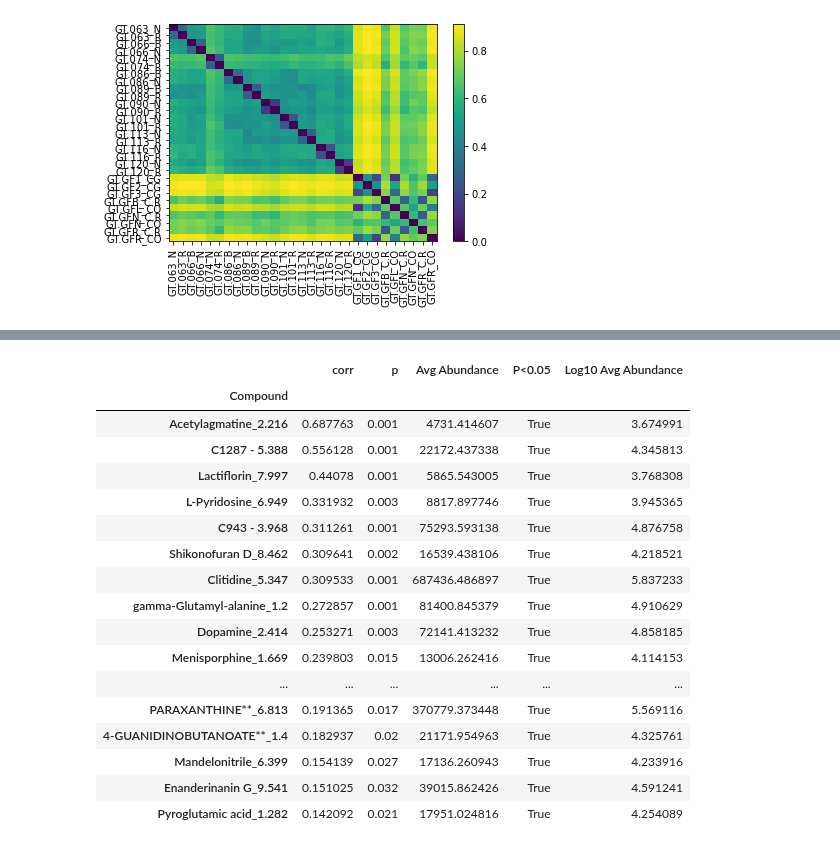
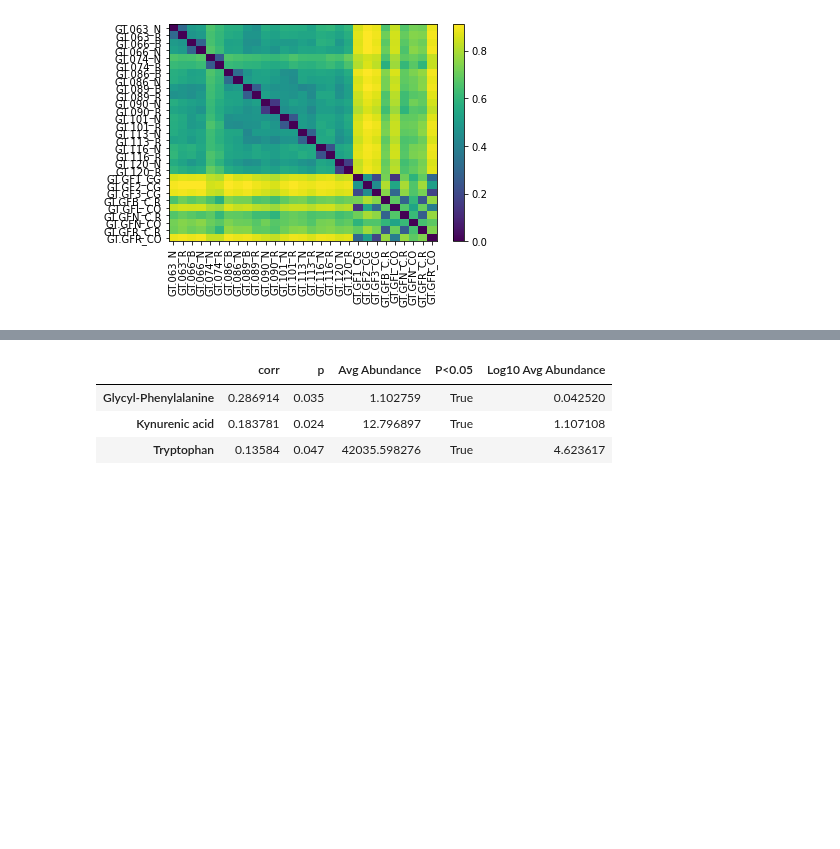
Before and after one commit to sterrettJD/GT-micro-metabo, a Jupyter notebook: analysis/Neurotransmitters.ipynb, the cells around one changed output, grey strips where cells are left out. Drawn from its saved outputs; the diff is of its cells as text; code cells hidden in the pictures; blank space fills up the shorter version.

```diff
--- a/analysis/Neurotransmitters.ipynb
+++ b/analysis/Neurotransmitters.ipynb
@@ -127,13 +111,0 @@ for i, name in enumerate(metadata.index):
-# %%
-brain_pca = PCA(n_components=3)
-brain_pca_res = brain_pca.fit_transform(brain.drop("Sample",axis=1).drop(["LLOQ", "29"]))
-
-ax = sns.scatterplot(x=brain_pca_res[:,0], y=brain_pca_res[:,1],
-                     hue=metadata.drop(29)["PID"]=="Control")
-ax.set(xlabel="PC0", ylabel="PC1", title="Brain Neurotransmitter PCA")
-plt.legend(title="Control")
-
-for i, name in enumerate(metadata.drop(29).index):
-    ax.text(x=brain_pca_res[i,0],
-            y=brain_pca_res[i,1],
-            s=name)
@@ -176,8 +112,8 @@ plt.legend(title="Control")
 # %% [markdown]
 ## What compounds are associated with microbiome composition?
 # %%
-raw_aqueous_samples = raw_aqueous.drop(metabo_info_cols).sort_index()
-raw_lipid_samples = raw_lipid.drop(metabo_info_cols).sort_index()
+plasma_samples = plasma.drop(["Sample", "Time"],axis=1).drop("LLOQ (ng/ml)")
+brain_samples = brain.drop("Sample",axis=1).drop("LLOQ")
 # %%
 microbiome_u_uni = Artifact.load("../microbiome/core-metrics/unweighted_unifrac_distance_matrix.qza").view(DistanceMatrix)
 # %%
@@ -217,16 +153,16 @@ def make_euclidean_distance_matrix(data, ids):
 # %%
-raw_aqueous_samples_index = raw_aqueous_samples.index
-raw_aqueous_mantel_results_u = pd.DataFrame(index=raw_aqueous_samples.columns,
+plasma_index = [int(x) for x in plasma_samples.index]
+plasma_mantel_results_u = pd.DataFrame(index=plasma_samples.columns,
                                             columns=["corr","p"])
 
-for col in raw_aqueous_samples.columns:
-    metabo_dist_mat = make_euclidean_distance_matrix(raw_aqueous_samples[col],
-                                                     ids=raw_aqueous_samples_index)
+for col in plasma_samples.columns:
+    metabo_dist_mat = make_euclidean_distance_matrix(plasma_samples[col],
+                                                     ids=plasma_index)
 
     corr, p, n = distance.mantel(metabo_dist_mat, microbiome_u_uni, method="pearson")
 
-    raw_aqueous_mantel_results_u.loc[col,"corr"] = corr
-    raw_aqueous_mantel_results_u.loc[col,"p"] = p
+    plasma_mantel_results_u.loc[col,"corr"] = corr
+    plasma_mantel_results_u.loc[col,"p"] = p
 
     print("\n================================")
     print(f"Mantel on {col} and unweighted UniFrac:")
@@ -252,5 +203,5 @@ corr = -0.003163297300164643, p = 0.975
 # %%
-raw_aqueous_mantel_results_u["Avg Abundance"] = raw_aqueous_samples.sum(axis=0)/raw_aqueous_samples.shape[0]
-raw_aqueous_mantel_results_u["P<0.05"] = raw_aqueous_mantel_results_u["p"]<0.05
-raw_aqueous_mantel_results_u["Log10 Avg Abundance"] = raw_aqueous_mantel_results_u["Avg Abundance"].apply(lambda x: np.log10(x+0.0001))
+plasma_mantel_results_u["Avg Abundance"] = plasma_samples.sum(axis=0)/plasma_samples.shape[0]
+plasma_mantel_results_u["P<0.05"] = plasma_mantel_results_u["p"]<0.05
+plasma_mantel_results_u["Log10 Avg Abundance"] = plasma_mantel_results_u["Avg Abundance"].apply(lambda x: np.log10(x+0.0001))
 # %%
@@ -267,22 +218,8 @@ ax = sns.scatterplot(data=raw_aqueous_mantel_results_u,
 # %%
-raw_aqueous_mantel_results_u[raw_aqueous_mantel_results_u["P<0.05"]].sort_values("corr", ascending=False)
+plasma_mantel_results_u[plasma_mantel_results_u["P<0.05"]].sort_values("corr", ascending=False)
 # %% [output]
 |  | corr | p | Avg Abundance | P<0.05 | Log10 Avg Abundance |
-| Compound |  |  |  |  |  |
-| Acetylagmatine_2.216 | 0.687763 | 0.001 | 4731.414607 | True | 3.674991 |
-| C1287 - 5.388 | 0.556128 | 0.001 | 22172.437338 | True | 4.345813 |
-| Lactiflorin_7.997 | 0.44078 | 0.001 | 5865.543005 | True | 3.768308 |
-| L-Pyridosine_6.949 | 0.331932 | 0.003 | 8817.897746 | True | 3.945365 |
-| C943 - 3.968 | 0.311261 | 0.001 | 75293.593138 | True | 4.876758 |
-| Shikonofuran D_8.462 | 0.309641 | 0.002 | 16539.438106 | True | 4.218521 |
-| Clitidine_5.347 | 0.309533 | 0.001 | 687436.486897 | True | 5.837233 |
-| gamma-Glutamyl-alanine_1.2 | 0.272857 | 0.001 | 81400.845379 | True | 4.910629 |
-| Dopamine_2.414 | 0.253271 | 0.003 | 72141.413232 | True | 4.858185 |
-| Menisporphine_1.669 | 0.239803 | 0.015 | 13006.262416 | True | 4.114153 |
-| ... | ... | ... | ... | ... | ... |
-| PARAXANTHINE**_6.813 | 0.191365 | 0.017 | 370779.373448 | True | 5.569116 |
-| 4-GUANIDINOBUTANOATE**_1.4 | 0.182937 | 0.02 | 21171.954963 | True | 4.325761 |
-| Mandelonitrile_6.399 | 0.154139 | 0.027 | 17136.260943 | True | 4.233916 |
-| Enanderinanin G_9.541 | 0.151025 | 0.032 | 39015.862426 | True | 4.591241 |
-| Pyroglutamic acid_1.282 | 0.142092 | 0.021 | 17951.024816 | True | 4.254089 |
+| Glycyl-Phenylalanine | 0.286914 | 0.035 | 1.102759 | True | 0.042520 |
+| Kynurenic acid | 0.183781 | 0.024 | 12.796897 | True | 1.107108 |
+| Tryptophan | 0.13584 | 0.047 | 42035.598276 | True | 4.623617 |
 # %%
```
Also changed, not shown: parts of 29 cells of this notebook.
